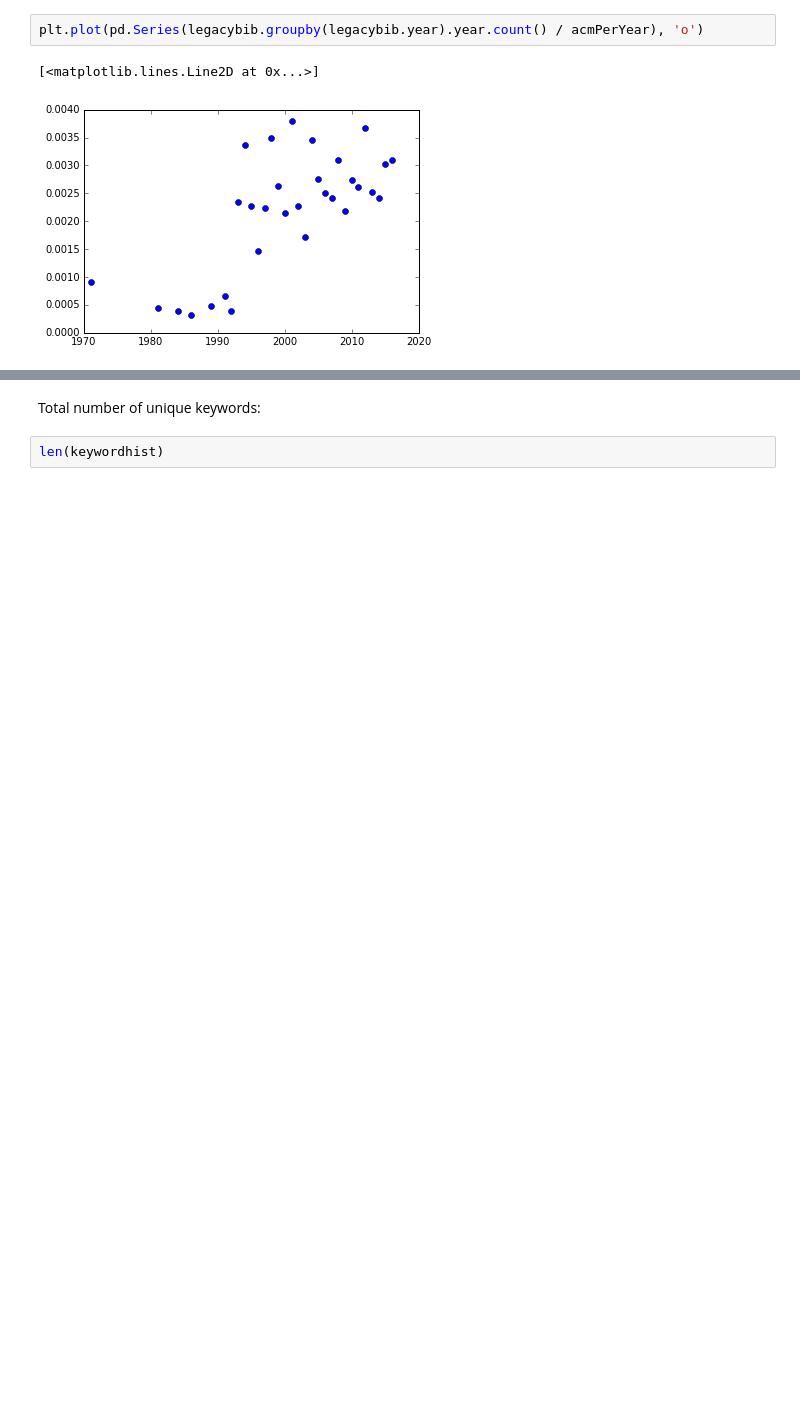
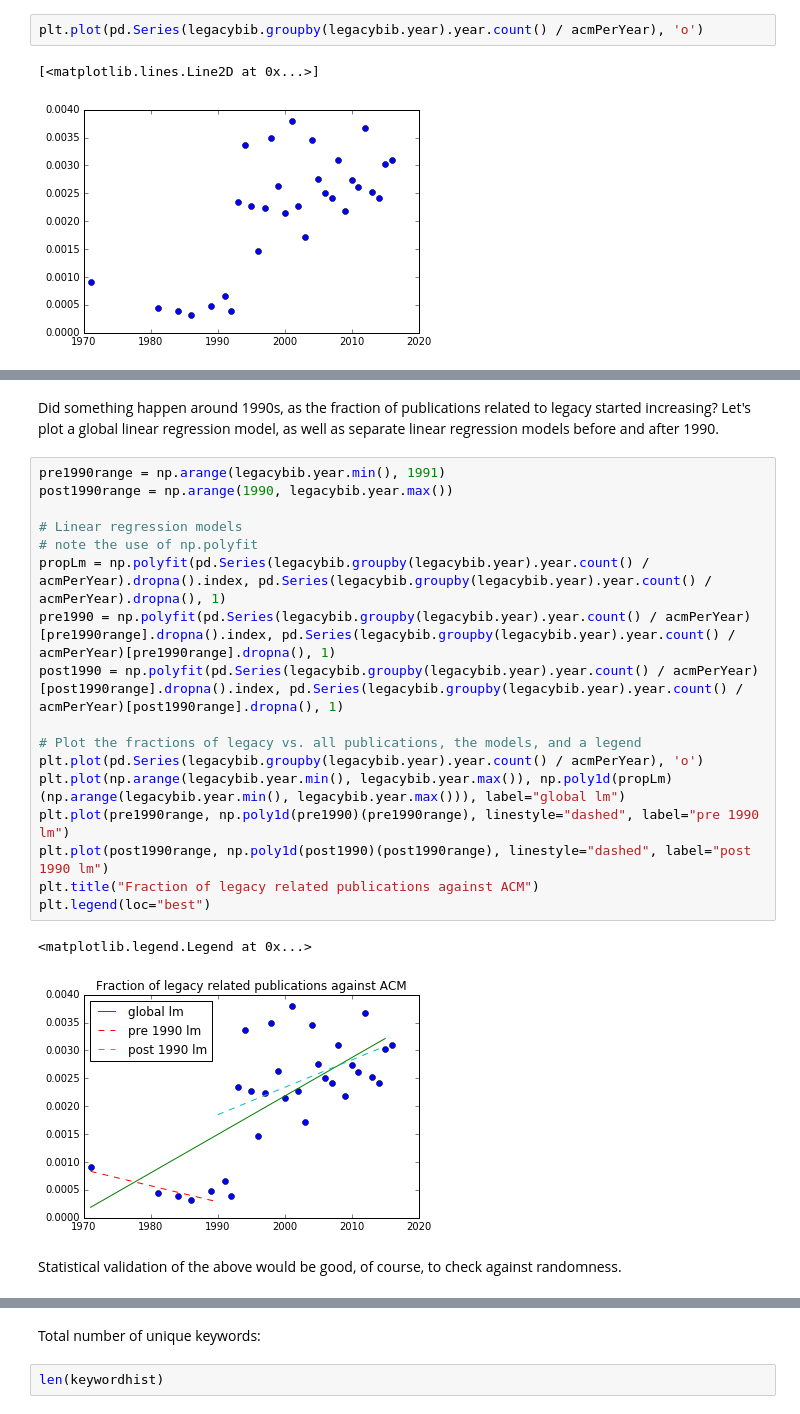
Before and after one commit to xmacex/legacySoftwareACMDLexploration, a Jupyter notebook: ACM DL bibliometry of legacy.ipynb, the cells around one changed output, grey strips where cells are left out. Drawn from its saved outputs; the diff is of its cells as text; blank space fills up the shorter version.

Commit message:
More listings, and some regression models focusing on the turn of 1990s

```diff
--- a/ACM DL bibliometry of legacy.ipynb
+++ b/ACM DL bibliometry of legacy.ipynb
@@ -144,3 +207,27 @@ plt.plot(pd.Series(legacybib.groupby(legacybib.year).year.count() / acmPerYear),
+# %% [markdown]
+Did something happen around 1990s, as the fraction of publications related to legacy started increasing? Let's plot a global linear regression model, as well as separate linear regression models before and after 1990.
+# %%
+pre1990range = np.arange(legacybib.year.min(), 1991)
+post1990range = np.arange(1990, legacybib.year.max())
+
+# Linear regression models
+# note the use of np.polyfit
+propLm = np.polyfit(pd.Series(legacybib.groupby(legacybib.year).year.count() / acmPerYear).dropna().index, pd.Series(legacybib.groupby(legacybib.year).year.count() / acmPerYear).dropna(), 1)
+pre1990 = np.polyfit(pd.Series(legacybib.groupby(legacybib.year).year.count() / acmPerYear)[pre1990range].dropna().index, pd.Series(legacybib.groupby(legacybib.year).year.count() / acmPerYear)[pre1990range].dropna(), 1)
+post1990 = np.polyfit(pd.Series(legacybib.groupby(legacybib.year).year.count() / acmPerYear)[post1990range].dropna().index, pd.Series(legacybib.groupby(legacybib.year).year.count() / acmPerYear)[post1990range].dropna(), 1)
+
+# Plot the fractions of legacy vs. all publications, the models, and a legend
+plt.plot(pd.Series(legacybib.groupby(legacybib.year).year.count() / acmPerYear), 'o')
+plt.plot(np.arange(legacybib.year.min(), legacybib.year.max()), np.poly1d(propLm)(np.arange(legacybib.year.min(), legacybib.year.max())), label="global lm")
+plt.plot(pre1990range, np.poly1d(pre1990)(pre1990range), linestyle="dashed", label="pre 1990 lm")
+plt.plot(post1990range, np.poly1d(post1990)(post1990range), linestyle="dashed", label="post 1990 lm")
+plt.title("Fraction of legacy related publications against ACM")
+plt.legend(loc="best")
+# %% [output]
+<matplotlib.legend.Legend at 0x...>
+[figure, added]
+# %% [markdown]
+Statistical validation of the above would be good, of course, to check against randomness.
 # %% [markdown]
 ## A histogram of keywords
 
```
Also changed, not shown: parts of 42 cells of this notebook.
